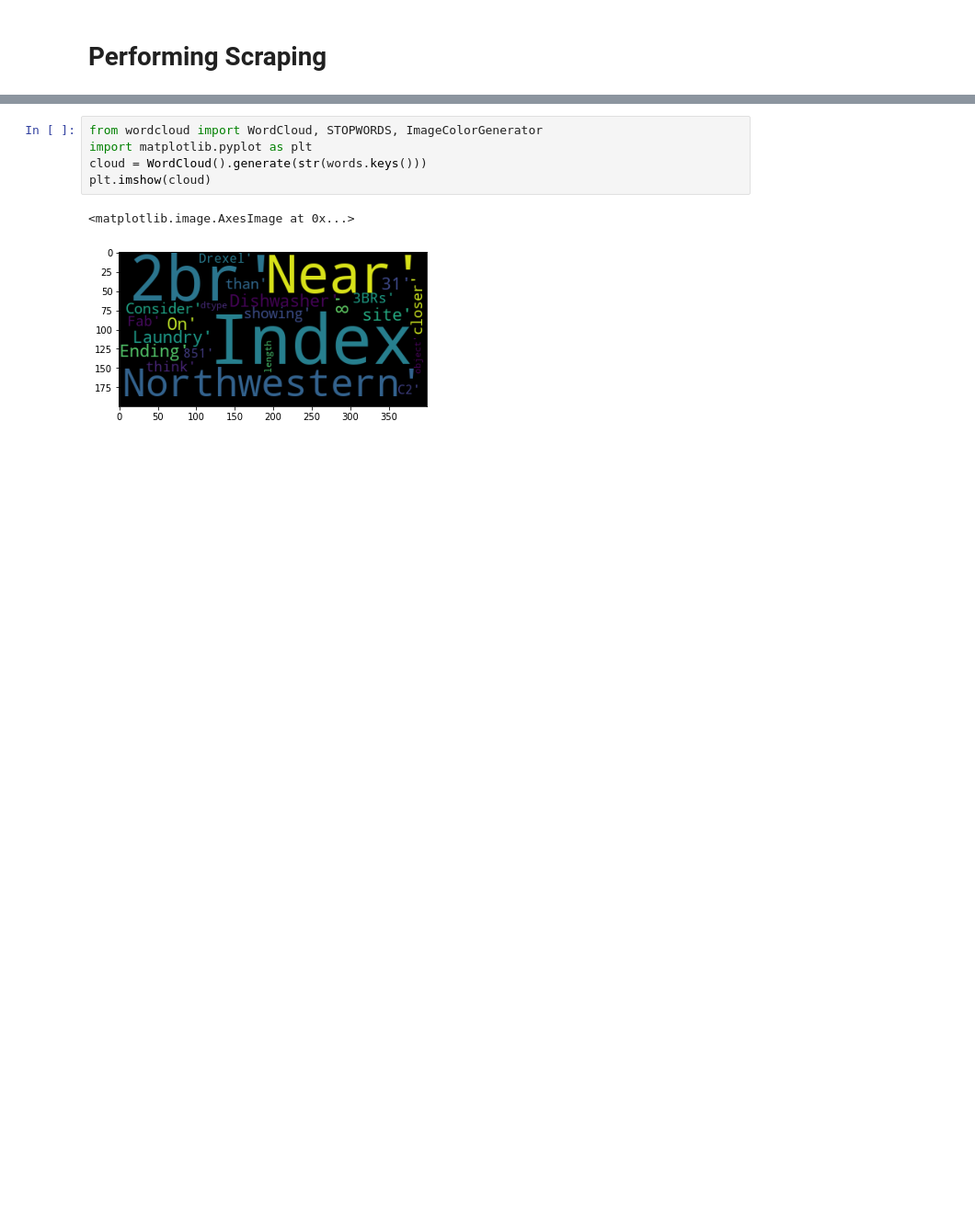
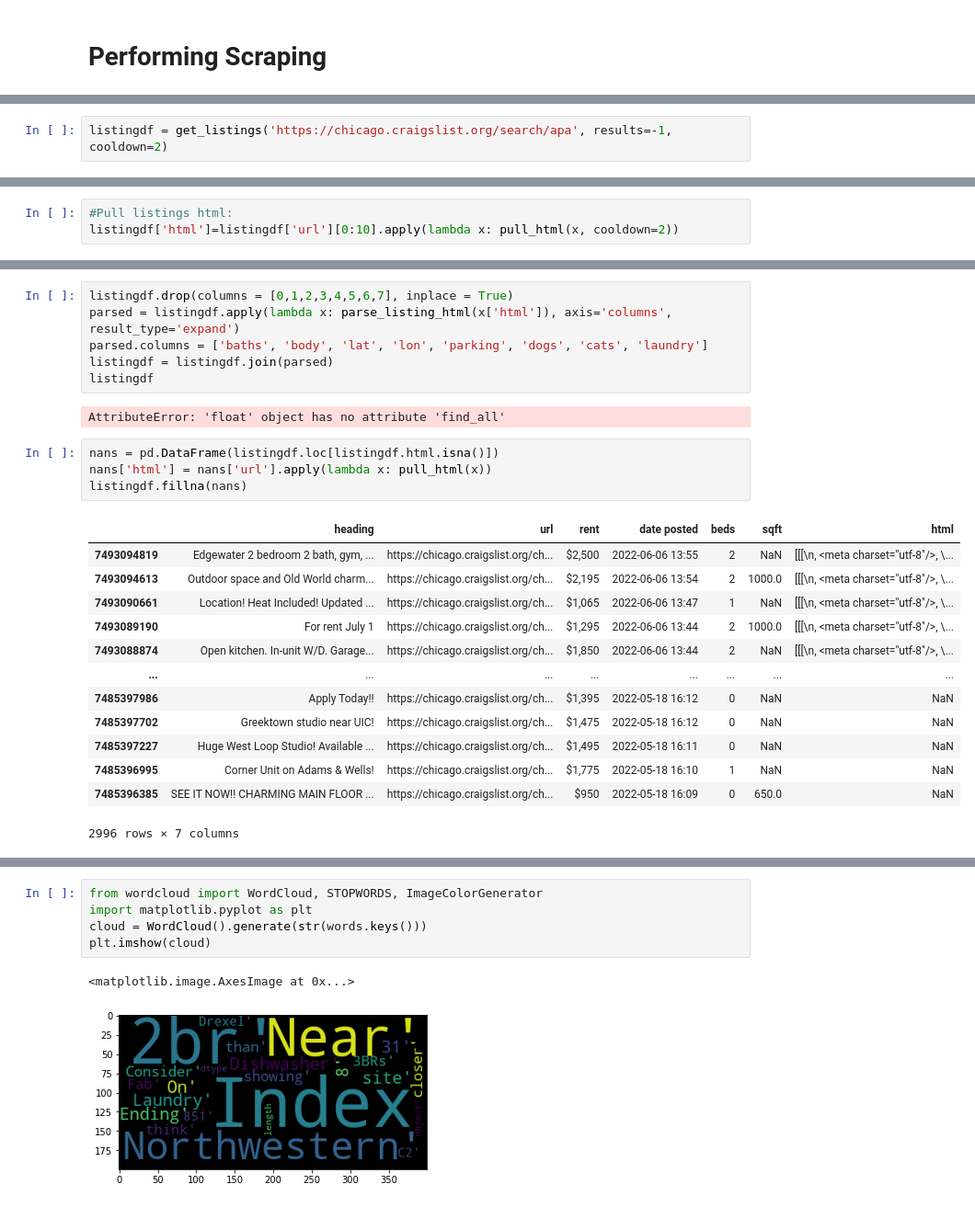
Before and after one commit to gbwiersum/CLApartmentScraper, a Jupyter notebook: CLScraper.ipynb, the cells around one changed output, grey strips where cells are left out. Shown at 92% size. Cells and saved outputs as stored; diff of their text form; blank space fills up the shorter version.

```diff
--- a/CLScraper.ipynb
+++ b/CLScraper.ipynb
@@ -270,0 +120,2 @@ Length: 1847, dtype: float64
+# %%
+listingdf = get_listings('https://chicago.craigslist.org/search/apa', results=-1, cooldown=2)
@@ -270,0 +203,3 @@ Length: 1847, dtype: float64
+# %%
+#Pull listings html:
+listingdf['html']=listingdf['url'][0:10].apply(lambda x: pull_html(x, cooldown=2))
@@ -270,0 +235,26 @@ Length: 1847, dtype: float64
+# %%
+listingdf.drop(columns = [0,1,2,3,4,5,6,7], inplace = True)
+parsed = listingdf.apply(lambda x: parse_listing_html(x['html']), axis='columns', result_type='expand')
+parsed.columns = ['baths', 'body', 'lat', 'lon', 'parking', 'dogs', 'cats', 'laundry']
+listingdf = listingdf.join(parsed)
+listingdf
+# %% [output]
+AttributeError: 'float' object has no attribute 'find_all'
+# %%
+nans = pd.DataFrame(listingdf.loc[listingdf.html.isna()])
+nans['html'] = nans['url'].apply(lambda x: pull_html(x))
+listingdf.fillna(nans)
+# %% [output]
+|  | heading | url | rent | date posted | beds | sqft | html |
+| 7493094819 | Edgewater 2 bedroom 2 bath, gym, ... | https://chicago.craigslist.org/ch... | $2,500 | 2022-06-06 13:55 | 2 | NaN | [[[\n, <meta charset="utf-8"/>, \... |
+| 7493094613 | Outdoor space and Old World charm... | https://chicago.craigslist.org/ch... | $2,195 | 2022-06-06 13:54 | 2 | 1000.0 | [[[\n, <meta charset="utf-8"/>, \... |
+| 7493090661 | Location! Heat Included! Updated ... | https://chicago.craigslist.org/ch... | $1,065 | 2022-06-06 13:47 | 1 | NaN | [[[\n, <meta charset="utf-8"/>, \... |
+| 7493089190 | For rent July 1 | https://chicago.craigslist.org/ch... | $1,295 | 2022-06-06 13:44 | 2 | 1000.0 | [[[\n, <meta charset="utf-8"/>, \... |
+| 7493088874 | Open kitchen. In-unit W/D. Garage... | https://chicago.craigslist.org/ch... | $1,850 | 2022-06-06 13:44 | 2 | NaN | [[[\n, <meta charset="utf-8"/>, \... |
+| ... | ... | ... | ... | ... | ... | ... | ... |
+| 7485397986 | Apply Today!! | https://chicago.craigslist.org/ch... | $1,395 | 2022-05-18 16:12 | 0 | NaN | NaN |
+| 7485397702 | Greektown studio near UIC! | https://chicago.craigslist.org/ch... | $1,475 | 2022-05-18 16:12 | 0 | NaN | NaN |
+| 7485397227 | Huge West Loop Studio! Available ... | https://chicago.craigslist.org/ch... | $1,495 | 2022-05-18 16:11 | 0 | NaN | NaN |
+| 7485396995 | Corner Unit on Adams & Wells! | https://chicago.craigslist.org/ch... | $1,775 | 2022-05-18 16:10 | 1 | NaN | NaN |
+| 7485396385 | SEE IT NOW!! CHARMING MAIN FLOOR ... | https://chicago.craigslist.org/ch... | $950 | 2022-05-18 16:09 | 0 | 650.0 | NaN |
+2996 rows × 7 columns
```
Also changed, not shown: parts of 16 cells of this notebook.
